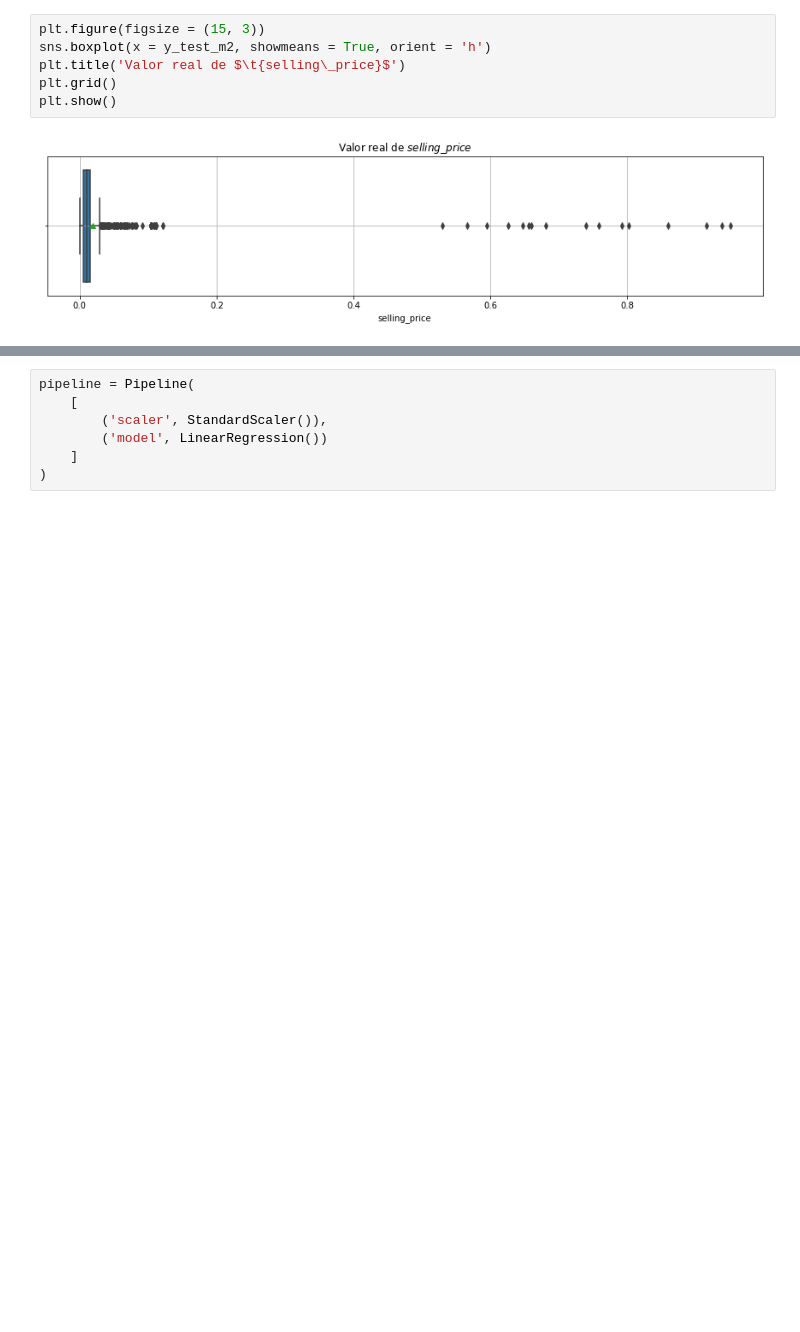
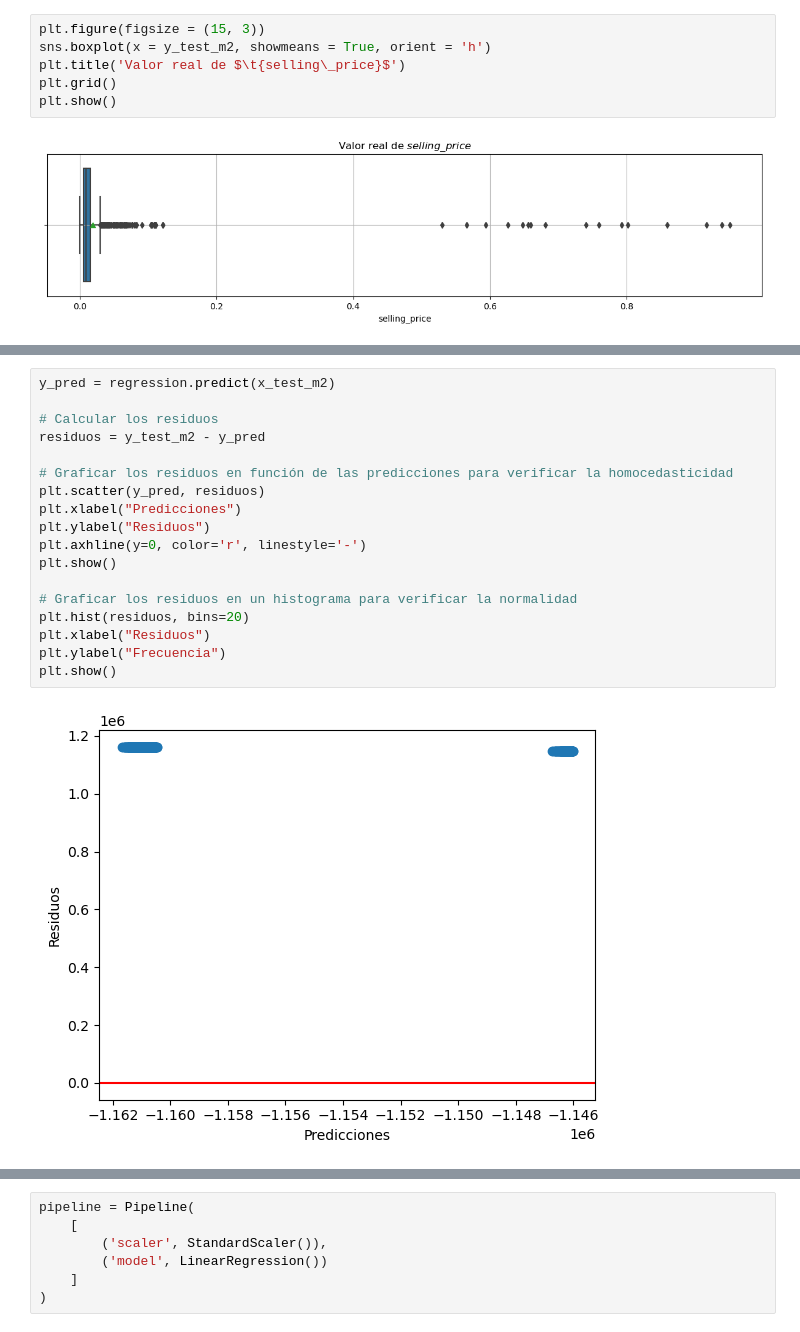
Before and after one commit to Paolaaaaaa/Lab2-Regresion, a Jupyter notebook: Regresion.ipynb, the cells around one changed output, grey strips where cells are left out. Saved outputs shown, nothing was run; the diff lists cells and outputs as text; blank space fills up the shorter version.

```diff
--- a/Regresion.ipynb
+++ b/Regresion.ipynb
@@ -393,0 +569,20 @@ plt.show()
+# %%
+y_pred = regression.predict(x_test_m2)
+
+# Calcular los residuos
+residuos = y_test_m2 - y_pred
+
+# Graficar los residuos en función de las predicciones para verificar la homocedasticidad
+plt.scatter(y_pred, residuos)
+plt.xlabel("Predicciones")
+plt.ylabel("Residuos")
+plt.axhline(y=0, color='r', linestyle='-')
+plt.show()
+
+# Graficar los residuos en un histograma para verificar la normalidad
+plt.hist(residuos, bins=20)
+plt.xlabel("Residuos")
+plt.ylabel("Frecuencia")
+plt.show()
+# %% [output]
+[figure, added]
```
Also changed, not shown: parts of 53 cells of this notebook, 2 other files.
